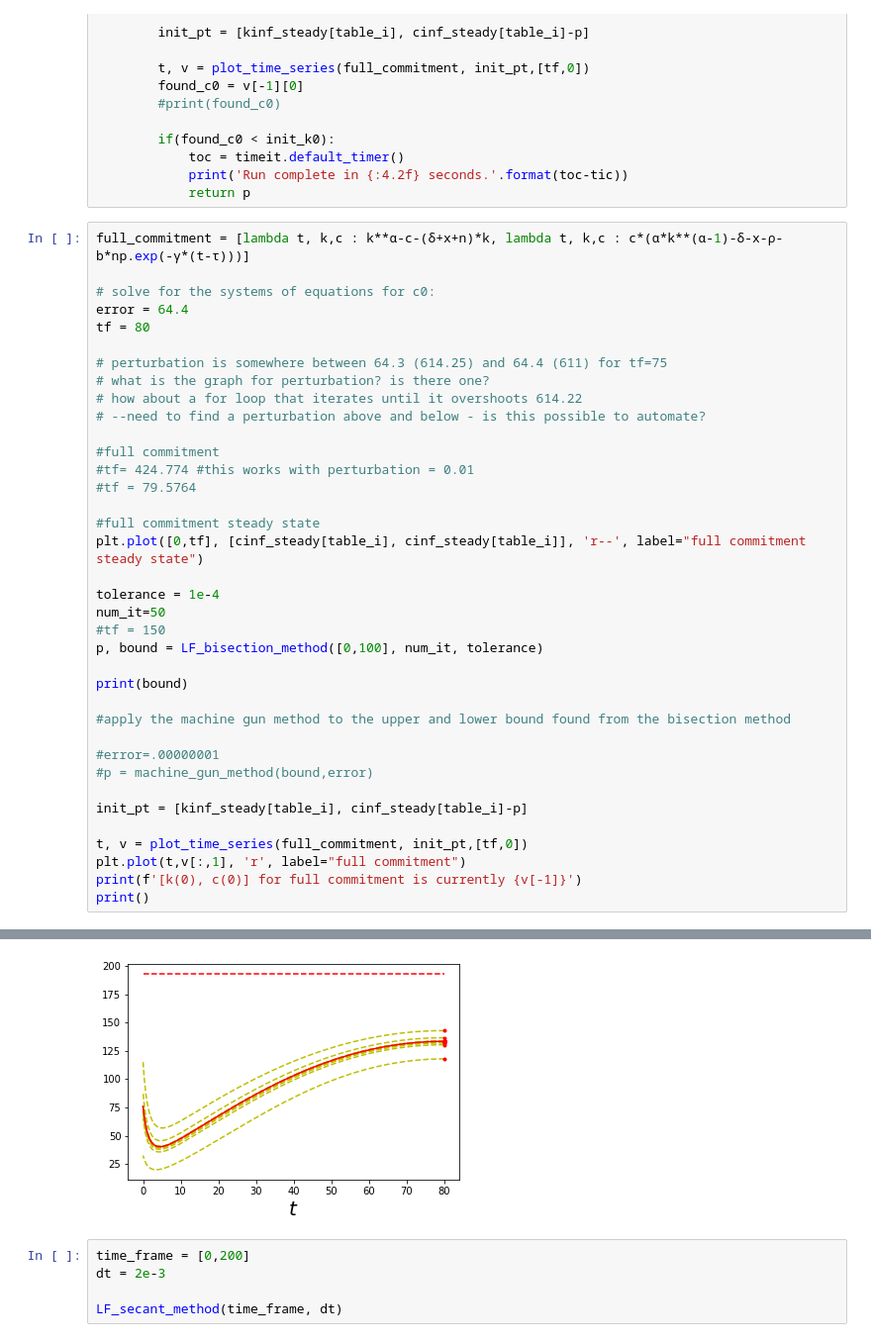
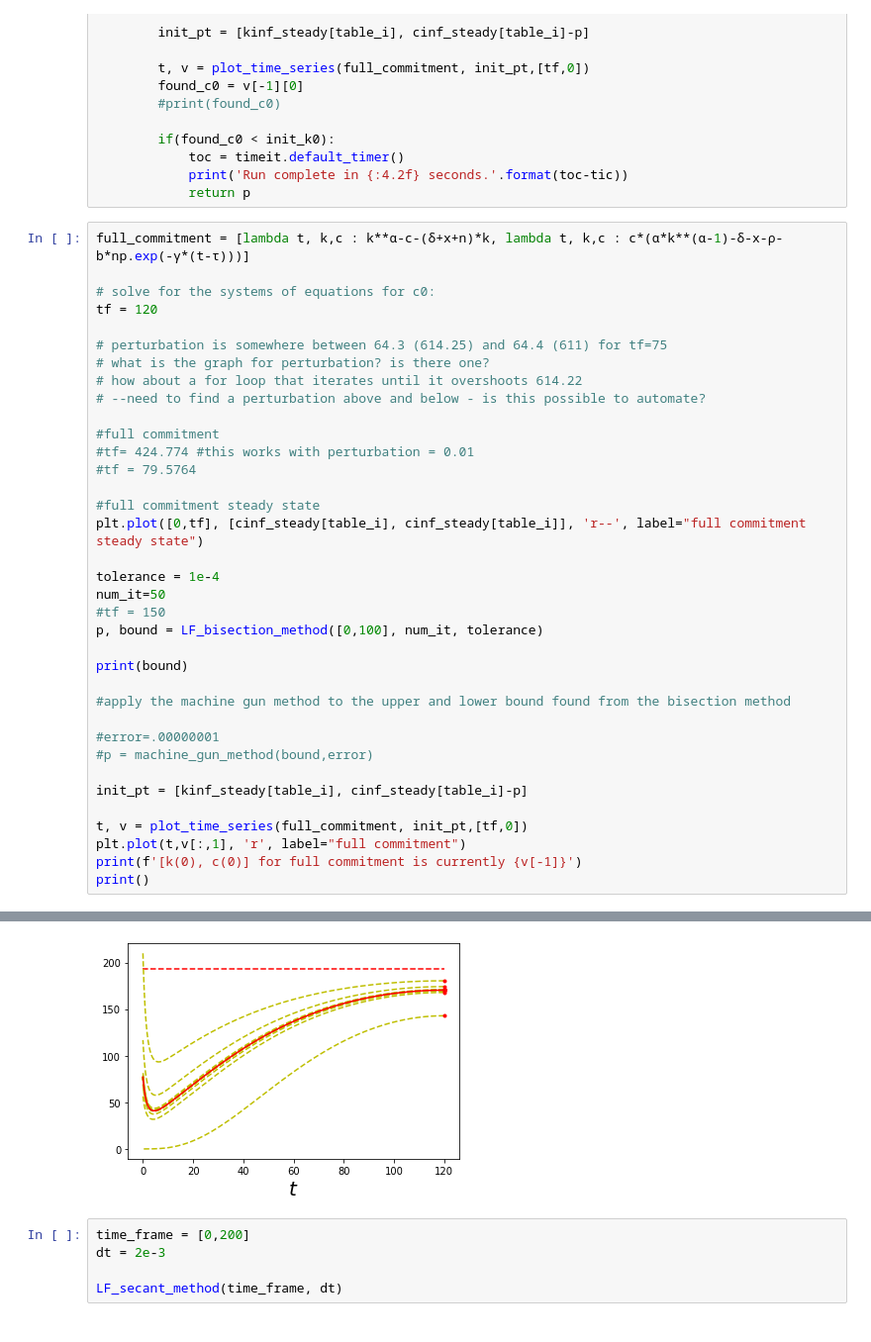
Before and after one commit to Shinsina/PIC-Math-MSCS-390-001, a Jupyter notebook: Modifying the Ramsey Model.ipynb, the cells around one changed output, grey strips where cells are left out. Shown: that part at 99% size. Saved outputs shown, nothing was run; the diff lists cells and outputs as text.

```diff
--- a/Modifying the Ramsey Model.ipynb
+++ b/Modifying the Ramsey Model.ipynb
@@ -864,8 +864,7 @@ def machine_gun_method(bound, error):
 full_commitment = [lambda t, k,c : k**α-c-(δ+x+n)*k, lambda t, k,c : c*(α*k**(α-1)-δ-x-ρ-b*np.exp(-γ*(t-τ)))]
 
 # solve for the systems of equations for c0:
-error = 64.4
-tf = 80
+tf = 120
 
 # perturbation is somewhere between 64.3 (614.25) and 64.4 (611) for tf=75
 # what is the graph for perturbation? is there one?
@@ -918,4 +917,4 @@ Run complete in 8.51 seconds.
-[figure, old version]
+[figure, new version]
 # %%
 time_frame = [0,200]
 dt = 2e-3
```
Also changed, not shown: parts of 1 cell of this notebook.
